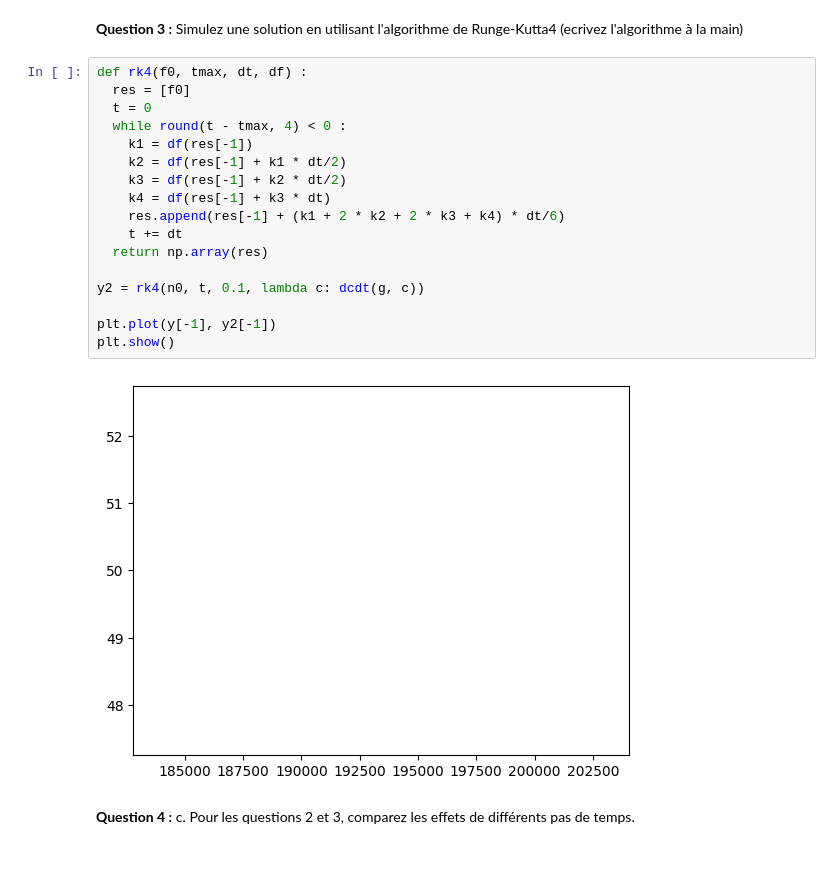
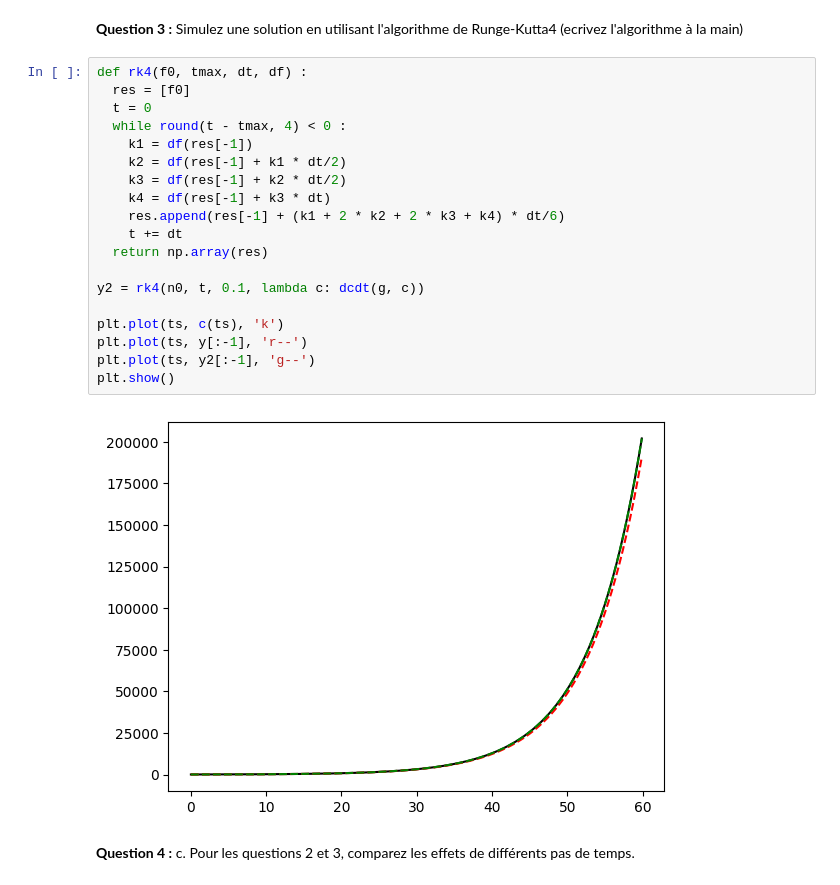
Before and after one commit to Laurane67/BINFA2025_TP3, a Jupyter notebook: BINFA2025_TP3.ipynb, the cells around one changed output. Cells and saved outputs as stored; diff of their text form.

```diff
--- a/BINFA2025_TP3.ipynb
+++ b/BINFA2025_TP3.ipynb
@@ -60,22 +60,24 @@ ValueError: x and y must have same first dimension, but have shapes (600,) and (
 # %%
 def rk4(f0, tmax, dt, df) :
   res = [f0]
   t = 0
   while round(t - tmax, 4) < 0 :
     k1 = df(res[-1])
     k2 = df(res[-1] + k1 * dt/2)
     k3 = df(res[-1] + k2 * dt/2)
     k4 = df(res[-1] + k3 * dt)
     res.append(res[-1] + (k1 + 2 * k2 + 2 * k3 + k4) * dt/6)
     t += dt
   return np.array(res)
 
 y2 = rk4(n0, t, 0.1, lambda c: dcdt(g, c))
 
-plt.plot(y[-1], y2[-1])
+plt.plot(ts, c(ts), 'k')
+plt.plot(ts, y[:-1], 'r--')
+plt.plot(ts, y2[:-1], 'g--')
 plt.show()
 # %% [output]
-[figure, old version]
+[figure, new version]
 # %% [markdown]
 **Question 4 :** c.	Pour les questions 2 et 3, comparez les effets de différents pas de temps.
 # %%
```
Also changed, not shown: parts of 7 cells of this notebook.
